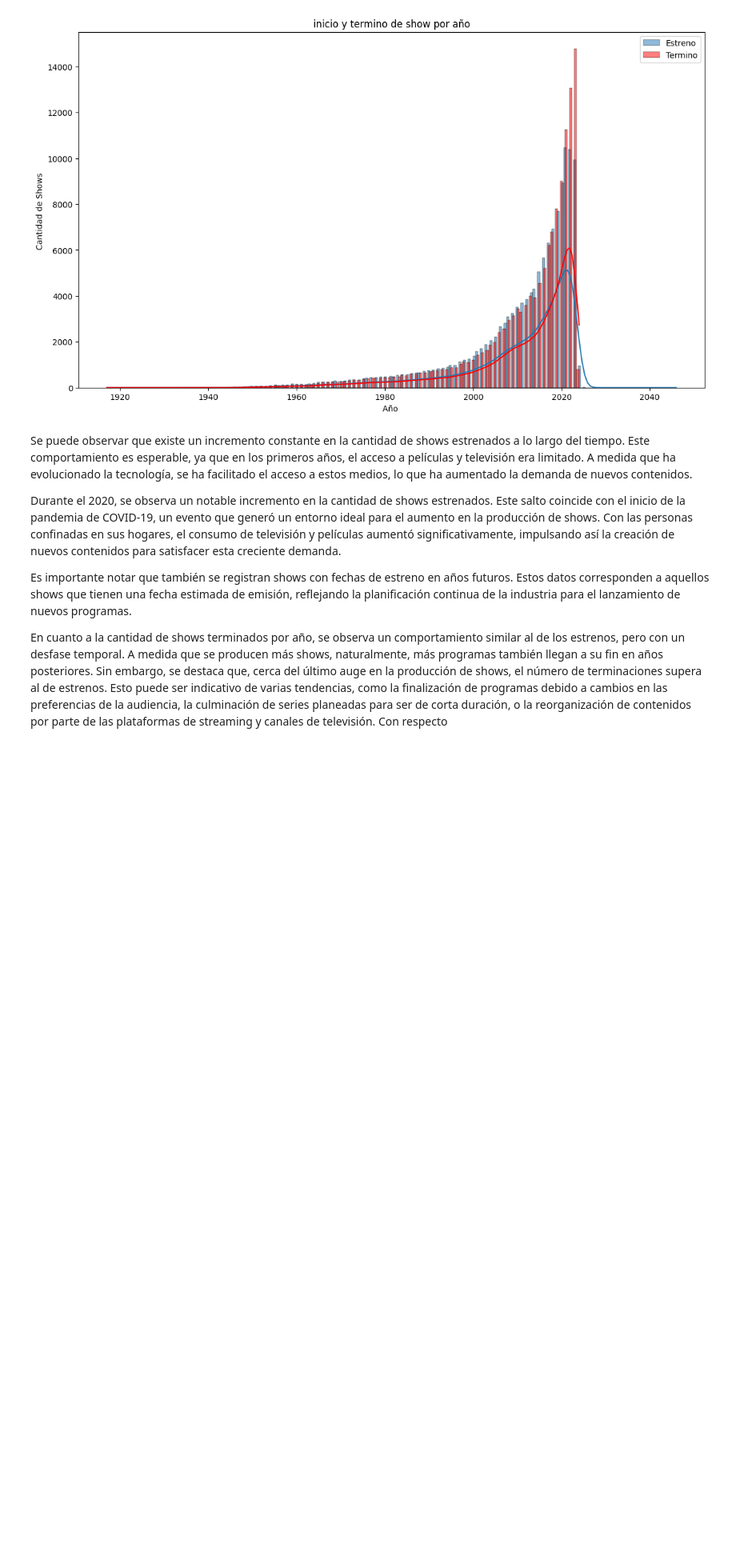
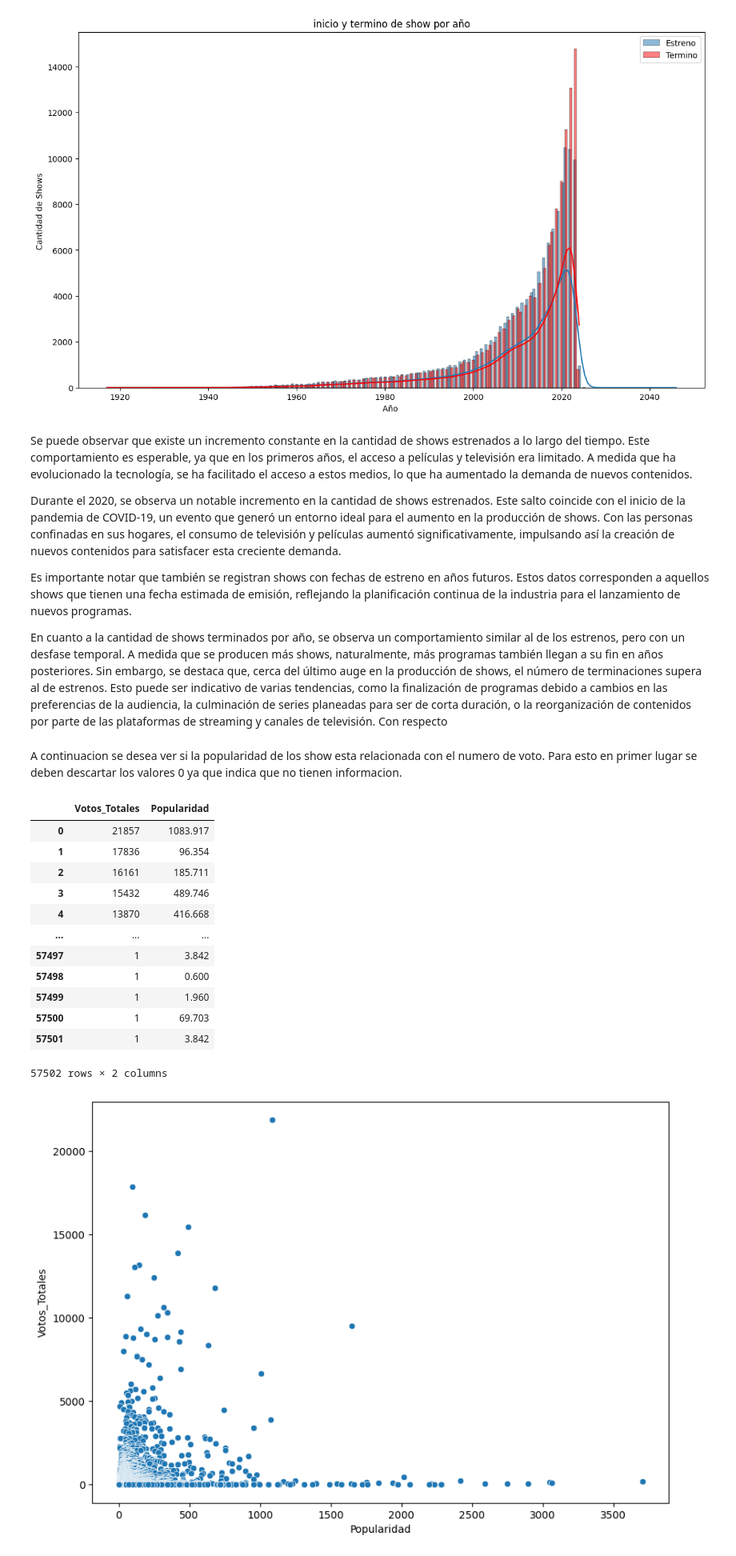
Before and after one commit to PedroJofreEsc/Data-science-Comision-61155, a Jupyter notebook: notebook/ProyectoDS_ParteI_jofre.ipynb, the cells around one changed output. Shown: that part at 80% size. Cells and saved outputs as stored; diff of their text form; code cells hidden in the pictures; blank space fills up the shorter version.

```diff
--- a/notebook/ProyectoDS_ParteI_jofre.ipynb
+++ b/notebook/ProyectoDS_ParteI_jofre.ipynb
@@ -396,3 +397,27 @@ Durante el 2020, se observa un notable incremento en la cantidad de shows estren
 Es importante notar que también se registran shows con fechas de estreno en años futuros. Estos datos corresponden a aquellos shows que tienen una fecha estimada de emisión, reflejando la planificación continua de la industria para el lanzamiento de nuevos programas.
 
 En cuanto a la cantidad de shows terminados por año, se observa un comportamiento similar al de los estrenos, pero con un desfase temporal. A medida que se producen más shows, naturalmente, más programas también llegan a su fin en años posteriores. Sin embargo, se destaca que, cerca del último auge en la producción de shows, el número de terminaciones supera al de estrenos. Esto puede ser indicativo de varias tendencias, como la finalización de programas debido a cambios en las preferencias de la audiencia, la culminación de series planeadas para ser de corta duración, o la reorganización de contenidos por parte de las plataformas de streaming y canales de televisión. Con respecto
+# %% [markdown]
+A continuacion se desea ver si la popularidad de los show esta relacionada con el numero de voto. Para esto en primer lugar se deben descartar los valores 0 ya que indica que no tienen informacion.
+# %%
+set_scater_1=tmdb[['Votos_Totales','Popularidad']]
+set_scater_1=set_scater_1.drop(set_scater_1[set_scater_1.Votos_Totales==0].index)
+plt.figure(figsize=(10, 7))
+sns.scatterplot(x='Popularidad',y='Votos_Totales',data=set_scater_1)
+plt.show
+set_scater_1
+# %% [output]
+|  | Votos_Totales | Popularidad |
+| 0 | 21857 | 1083.917 |
+| 1 | 17836 | 96.354 |
+| 2 | 16161 | 185.711 |
+| 3 | 15432 | 489.746 |
+| 4 | 13870 | 416.668 |
+| ... | ... | ... |
+| 57497 | 1 | 3.842 |
+| 57498 | 1 | 0.600 |
+| 57499 | 1 | 1.960 |
+| 57500 | 1 | 69.703 |
+| 57501 | 1 | 3.842 |
+57502 rows × 2 columns
+[figure, added]
```
Also changed, not shown: parts of 3 cells of this notebook.
